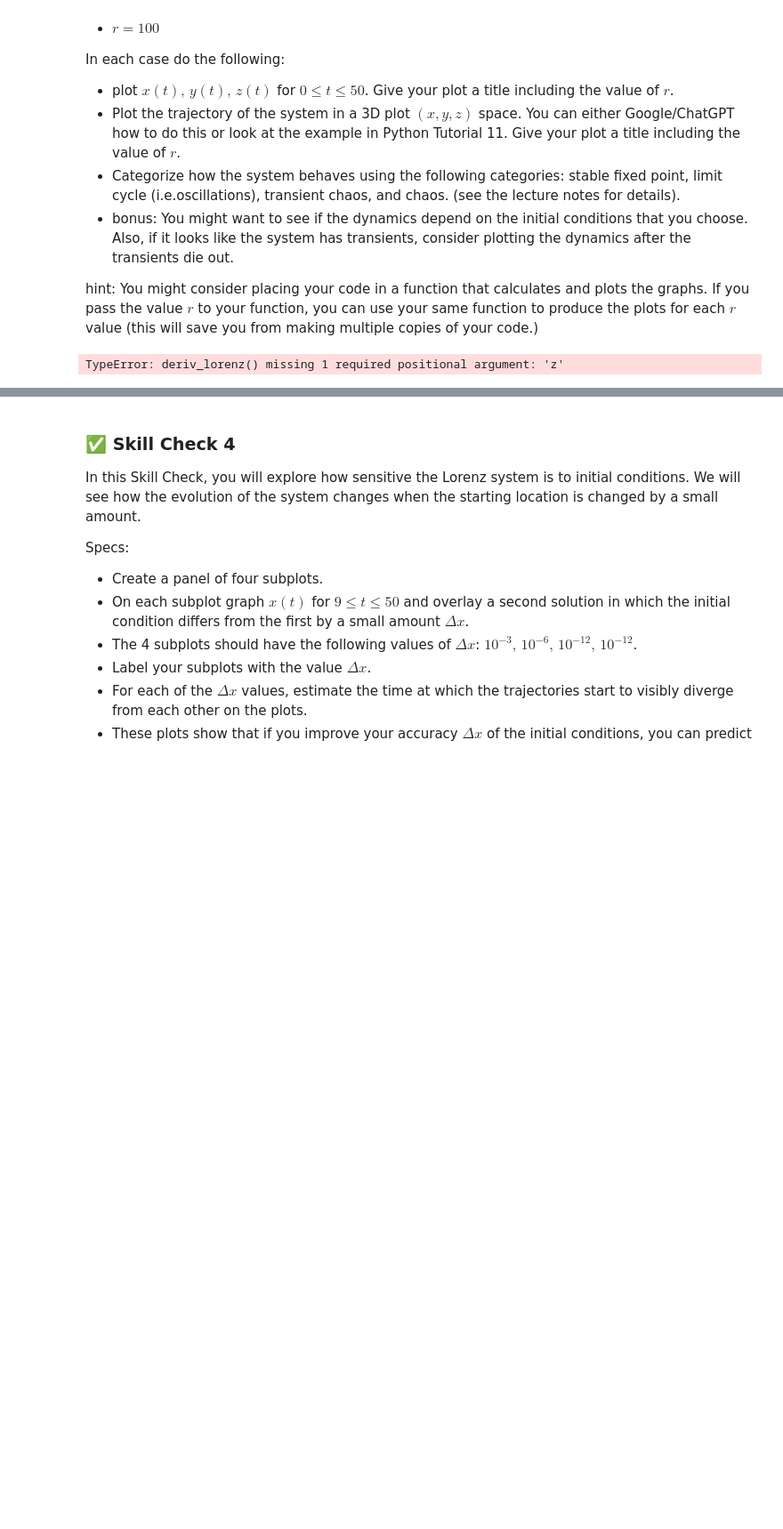
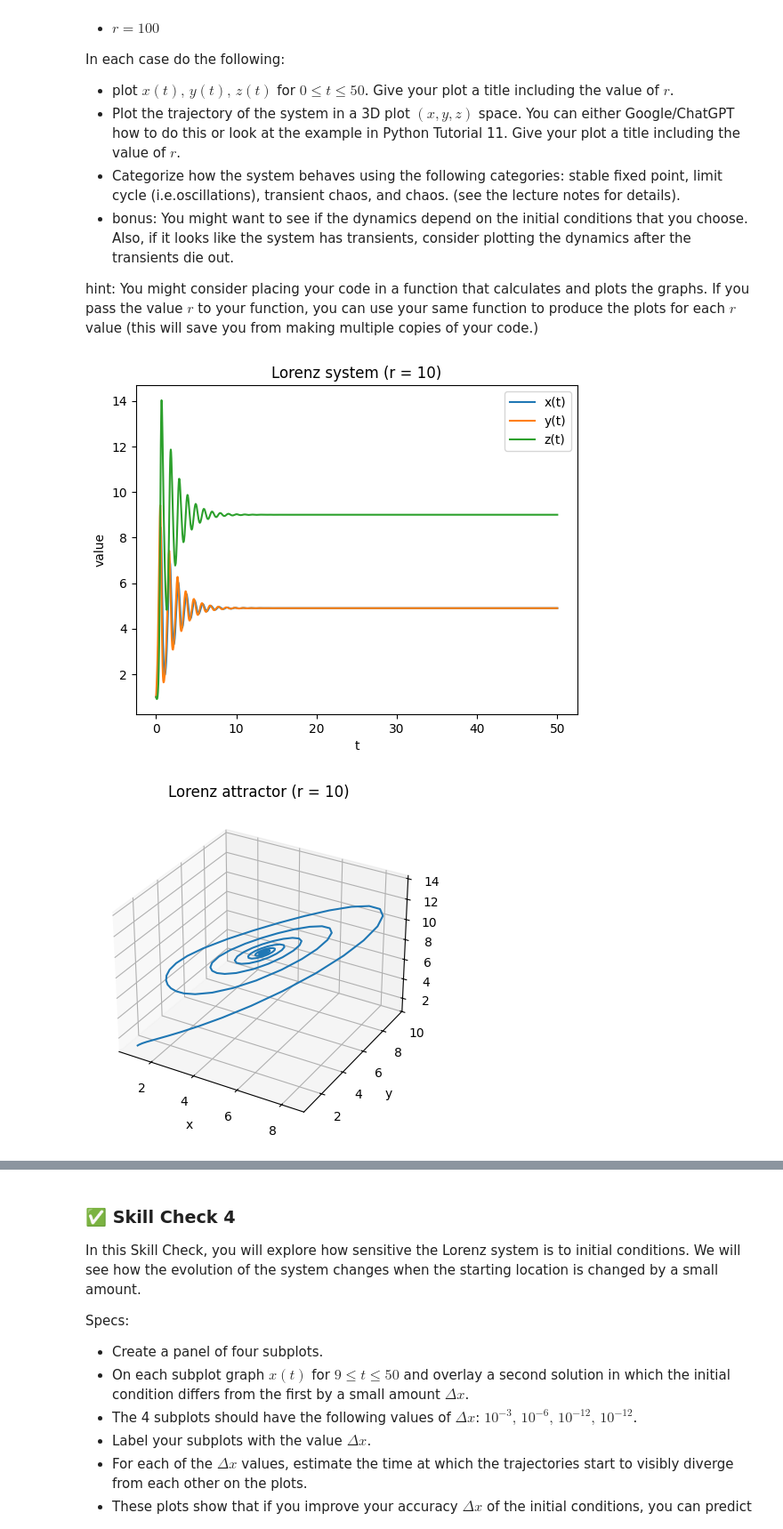
Before and after one commit to aileeniesta/Computational-Physics, a Jupyter notebook: ode/ode_4.ipynb, the cells around one changed output, grey strips where cells are left out. Shown at 89% size. Drawn from its saved outputs; the diff is of its cells as text; code cells hidden in the pictures; blank space fills up the shorter version.

```diff
--- a/ode/ode_4.ipynb
+++ b/ode/ode_4.ipynb
@@ -342,48 +344,60 @@ hint: You might consider placing your code in a function that calculates and plo
 # %%
 import numpy as np
 import matplotlib.pyplot as plt
 from scipy.integrate import solve_ivp
 
 
-#########  Parameters  #########
-
-def deriv_lorenz(t,u,sigma=10,b=8/3,r=10):
-
-  x = u[0]
-  y = u[1]
-  z = u[2]
+def deriv_lorenz(t, u, sigma=10, b=8/3, r=28):
+    x, y, z = u
+    dxdt = sigma*(y - x)
+    dydt = x*(r - z) - y
+    dzdt = x*y - b*z
+    return np.array([dxdt, dydt, dzdt])
 
 
-  dxdt = sigma*(y-x)
-  dydt = x*(r-z) - y
-  dzdt = x*y - b*z
+import numpy as np
+import matplotlib.pyplot as plt
+from scipy.integrate import solve_ivp
 
-  return np.array([dxdt, dydt, dzdt])
+sigma = 10
+b = 8/3
+r_values = [10, 22, 24.5, 28, 100]
 
-#########  Perform RK45 Integration  #########
+tmax = 50
+y0 = np.array([1, 1, 1])
 
-# add params from function
+for r in r_values:
+    sol = solve_ivp(
+        deriv_lorenz, (0, tmax), y0,
+        args=(sigma, b, r),
+        rtol=1e-6, atol=1e-6
+    )
 
-tmax = 50        # maximum time
-dt   = 0.01      # time step
-x0   = 1         # initial position
-v0   = 0         # initial velocity
+    t = sol.t
+    x = sol.y[0]
+    y = sol.y[1]
+    z = sol.y[2]
 
-params = np.array([m,k])    # bundle derivative parameters together
-y0 = np.array([x0,y0,z0])      # bundle initial conditions together
+    # time series
+    plt.figure()
+    plt.plot(t, x, label='x(t)')
+    plt.plot(t, y, label='y(t)')
+    plt.plot(t, z, label='z(t)')
+    plt.xlabel('t')
+    plt.ylabel('value')
+    plt.title(f'Lorenz system (r = {r})')
+    plt.legend()
+    plt.show()
 
-sol = solve_ivp(deriv_lorenz, (0,tmax), y0, method='RK45', args=params,
-    atol=1e-4,rtol=1e-3)
-t = sol.t            # extract times
-x = sol.u[0,:]       # extract positions
-y = sol.u[1,:]
-z = sol.u[2,:]
-
-
-#########  Plot Solution  #########
-
-plot_solution(x, x_true, t, "SHO - RK45")
-
-# do subplots for x y z against time, and 3d plot of the chaos thing
+    # 3D trajectory
+    fig = plt.figure()
+    ax = fig.add_subplot(projection='3d')
+    ax.plot(x, y, z)
+    ax.set_title(f'Lorenz attractor (r = {r})')
+    ax.set_xlabel('x')
+    ax.set_ylabel('y')
+    ax.set_zlabel('z')
+    plt.show()
 # %% [output]
-TypeError: deriv_lorenz() missing 1 required positional argument: 'z'
+[figure, added]
+[figure, added]
```
Also changed, not shown: parts of 6 cells of this notebook.
